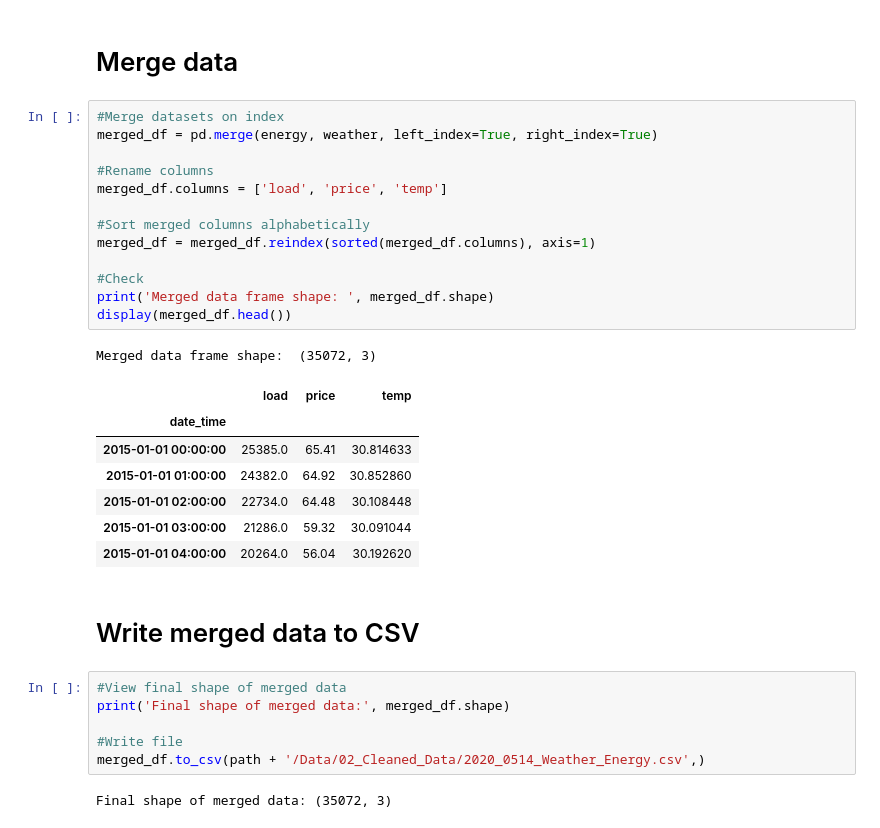
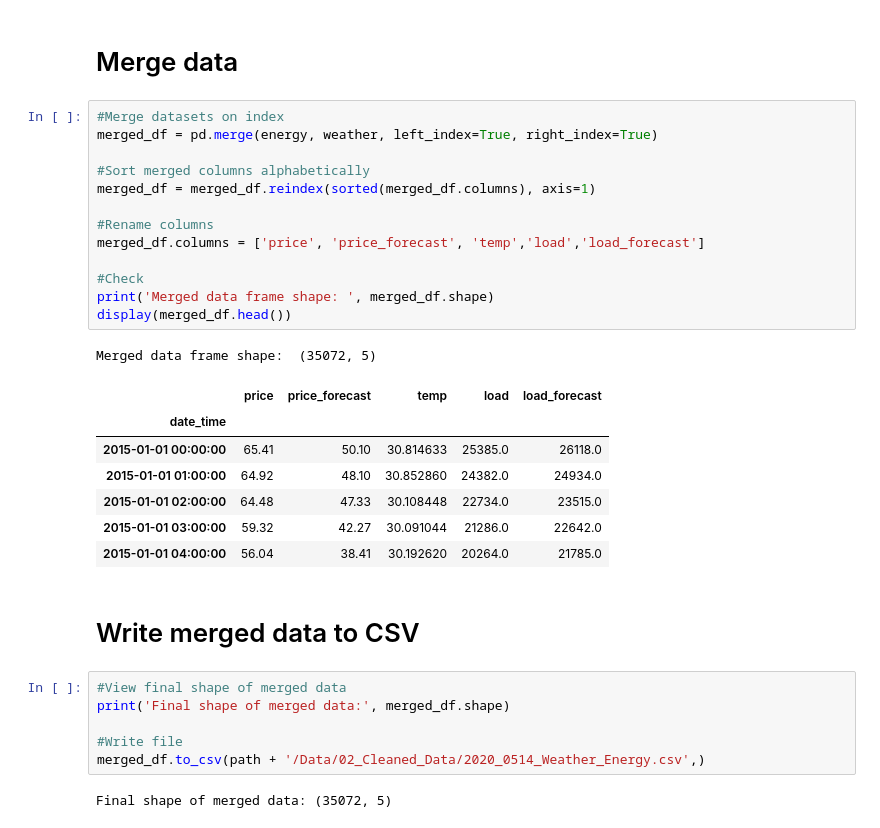
Before and after one commit to KishenSharma6/SpainEnergyAnalysis, a Jupyter notebook: Project Codes/01_Data_Cleaning/2020_0506_Data_Concatenation.ipynb, the cells around one changed output. Drawn from its saved outputs; the diff is of its cells as text.

```diff
--- a/Project Codes/01_Data_Cleaning/2020_0506_Data_Concatenation.ipynb
+++ b/Project Codes/01_Data_Cleaning/2020_0506_Data_Concatenation.ipynb
@@ -63,25 +63,25 @@ Energy data shape: (35064, 2)
 # %%
 #Merge datasets on index
 merged_df = pd.merge(energy, weather, left_index=True, right_index=True)
 
-#Rename columns
-merged_df.columns = ['load', 'price', 'temp']
-
 #Sort merged columns alphabetically
 merged_df = merged_df.reindex(sorted(merged_df.columns), axis=1)
+
+#Rename columns
+merged_df.columns = ['price', 'price_forecast', 'temp','load','load_forecast']
 
 #Check
 print('Merged data frame shape: ', merged_df.shape)
 display(merged_df.head())
 # %% [output]
-Merged data frame shape:  (35072, 3)
+Merged data frame shape:  (35072, 5)
-|  | load | price | temp |
-| date_time |  |  |  |
-| 2015-01-01 00:00:00 | 25385.0 | 65.41 | 30.814633 |
-| 2015-01-01 01:00:00 | 24382.0 | 64.92 | 30.852860 |
-| 2015-01-01 02:00:00 | 22734.0 | 64.48 | 30.108448 |
-| 2015-01-01 03:00:00 | 21286.0 | 59.32 | 30.091044 |
-| 2015-01-01 04:00:00 | 20264.0 | 56.04 | 30.192620 |
+|  | price | price_forecast | temp | load | load_forecast |
+| date_time |  |  |  |  |  |
+| 2015-01-01 00:00:00 | 65.41 | 50.10 | 30.814633 | 25385.0 | 26118.0 |
+| 2015-01-01 01:00:00 | 64.92 | 48.10 | 30.852860 | 24382.0 | 24934.0 |
+| 2015-01-01 02:00:00 | 64.48 | 47.33 | 30.108448 | 22734.0 | 23515.0 |
+| 2015-01-01 03:00:00 | 59.32 | 42.27 | 30.091044 | 21286.0 | 22642.0 |
+| 2015-01-01 04:00:00 | 56.04 | 38.41 | 30.192620 | 20264.0 | 21785.0 |
 # %% [markdown]
 # Write merged data to CSV
 # %%
@@ -91,4 +91,4 @@ print('Final shape of merged data:', merged_df.shape)
 #Write file
 merged_df.to_csv(path + '/Data/02_Cleaned_Data/2020_0514_Weather_Energy.csv',)
 # %% [output]
-Final shape of merged data: (35072, 3)
+Final shape of merged data: (35072, 5)
```
Also changed, not shown: parts of 1 cell of this notebook, 5 other files.
